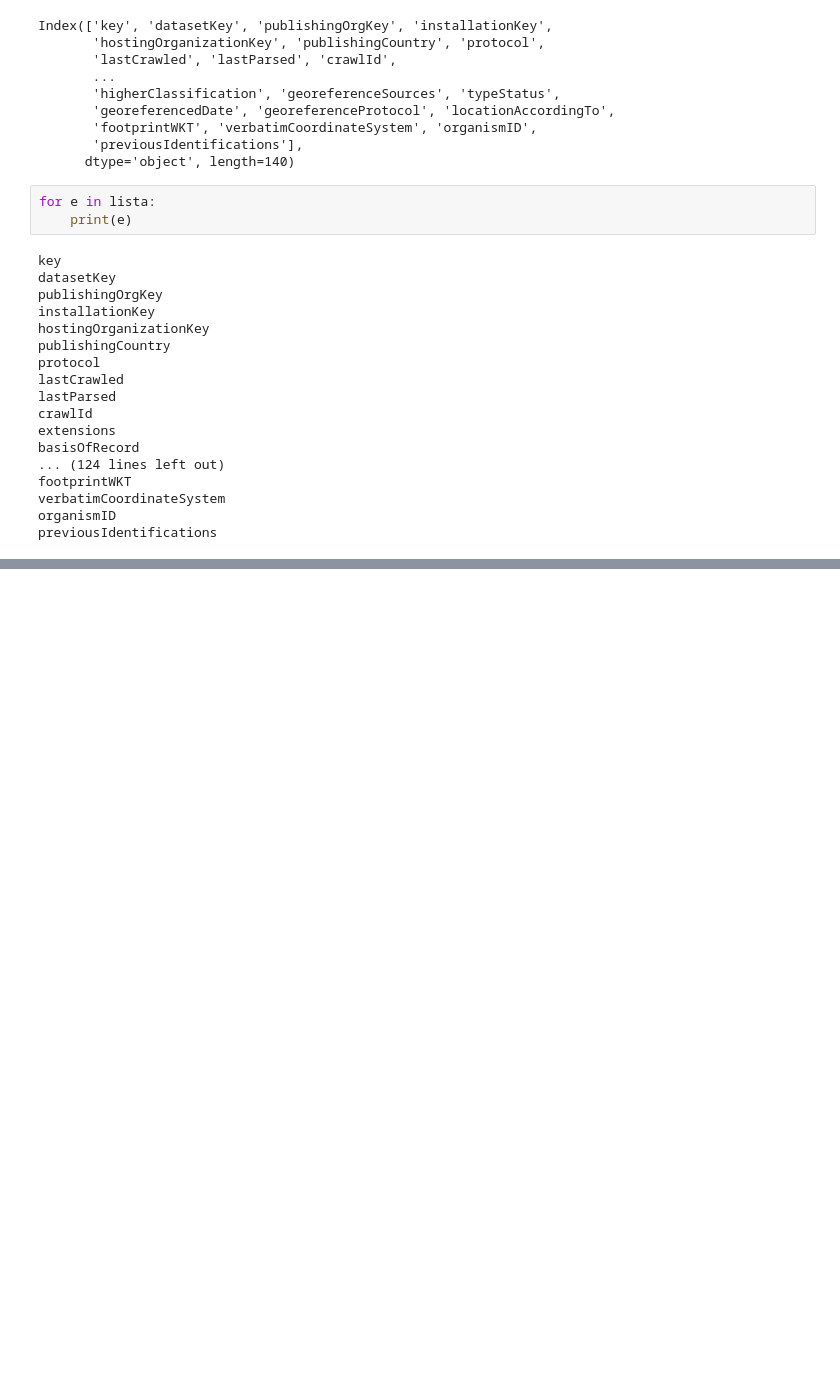
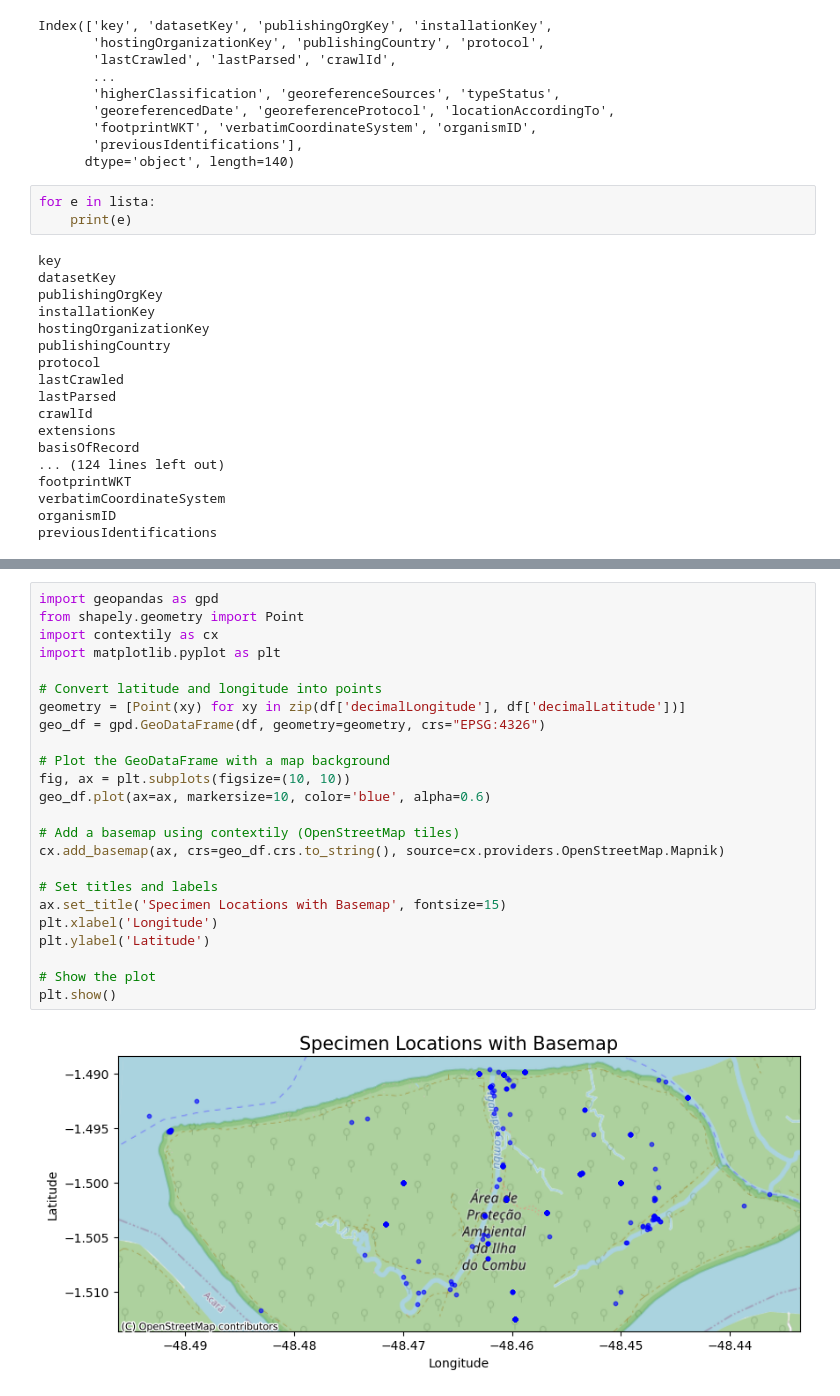
Before and after one commit to DaviMacielCavalcante/analise-de-dados-de-coleta-de-especimes-no-combu, a Jupyter notebook: script.ipynb, the cells around one changed output, grey strips where cells are left out. Saved outputs shown, nothing was run; the diff lists cells and outputs as text; blank space fills up the shorter version.

Commit message:
geopandas map

```diff
--- a/script.ipynb
+++ b/script.ipynb
@@ -93,0 +96,26 @@ df.shape
+# %%
+import geopandas as gpd
+from shapely.geometry import Point
+import contextily as cx
+import matplotlib.pyplot as plt
+
+# Convert latitude and longitude into points
+geometry = [Point(xy) for xy in zip(df['decimalLongitude'], df['decimalLatitude'])]
+geo_df = gpd.GeoDataFrame(df, geometry=geometry, crs="EPSG:4326")
+
+# Plot the GeoDataFrame with a map background
+fig, ax = plt.subplots(figsize=(10, 10))
+geo_df.plot(ax=ax, markersize=10, color='blue', alpha=0.6)
+
+# Add a basemap using contextily (OpenStreetMap tiles)
+cx.add_basemap(ax, crs=geo_df.crs.to_string(), source=cx.providers.OpenStreetMap.Mapnik)
+
+# Set titles and labels
+ax.set_title('Specimen Locations with Basemap', fontsize=15)
+plt.xlabel('Longitude')
+plt.ylabel('Latitude')
+
+# Show the plot
+plt.show()
+# %% [output]
+[figure, added]
```
Also changed, not shown: parts of 8 cells of this notebook, 1 other file.
